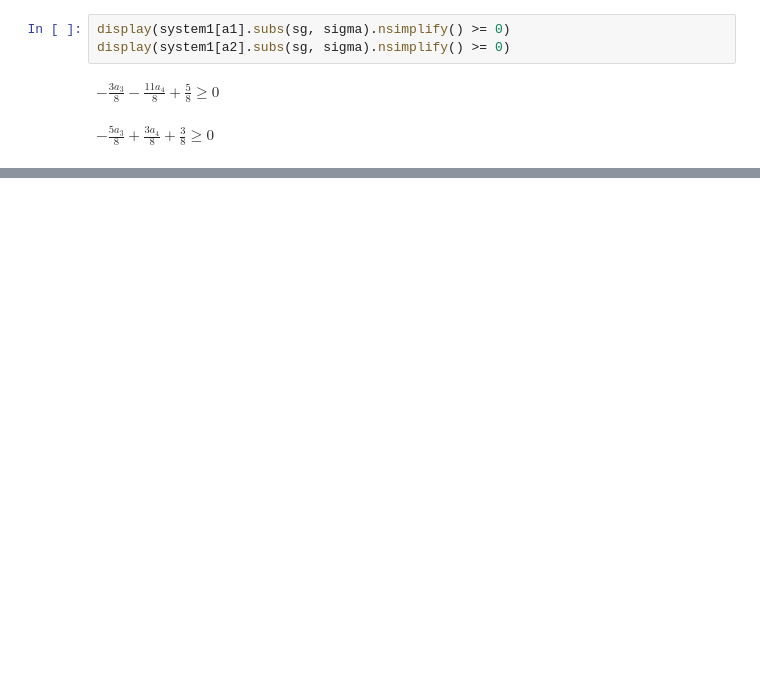
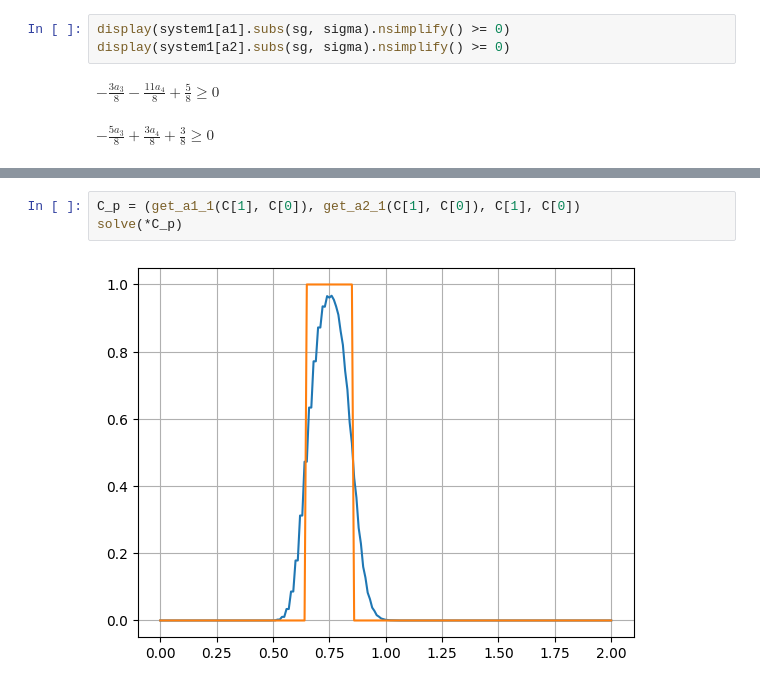
Before and after one commit to ItsMyPain/NCP, a Jupyter notebook: Lab 1/theoretical.ipynb, the cells around one changed output, grey strips where cells are left out. Saved outputs shown, nothing was run; the diff lists cells and outputs as text; blank space fills up the shorter version.

```diff
--- a/Lab 1/theoretical.ipynb
+++ b/Lab 1/theoretical.ipynb
@@ -220,0 +257,5 @@ fig.set_size_inches(16, 10)
+# %%
+C_p = (get_a1_1(C[1], C[0]), get_a2_1(C[1], C[0]), C[1], C[0])
+solve(*C_p)
+# %% [output]
+[figure, added]
```
Also changed, not shown: parts of 46 cells of this notebook, 3 other files.
